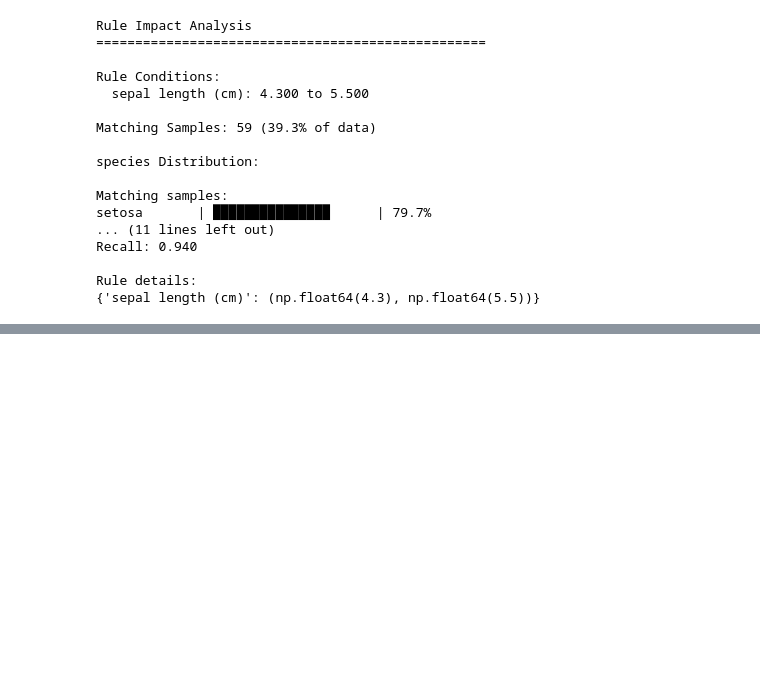
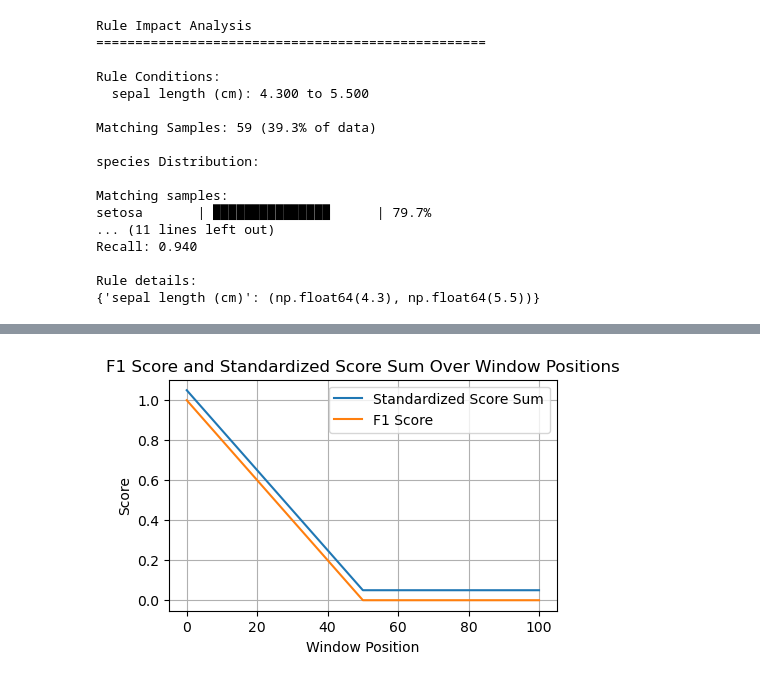
Before and after one commit to grej/pd_1d_rule_solver, a Jupyter notebook: examples/example.ipynb, the cells around one changed output, grey strips where cells are left out. Saved outputs shown, nothing was run; the diff lists cells and outputs as text; code cells hidden in the pictures; blank space fills up the shorter version.

```diff
--- a/examples/example.ipynb
+++ b/examples/example.ipynb
@@ -183,3 +184,7 @@ Recall: 0.940
 
 Rule details:
 {'sepal length (cm)': (np.float64(4.3), np.float64(5.5))}
+# %%
+df['setosa_ohe'] = pd.get_dummies(df, columns=['species'])['species_setosa'].astype(np.float64)
+# %%
+df['setosa_std_score'] = (df.setosa_ohe - df.setosa_ohe.mean()) / df.setosa_ohe.std()
@@ -185,0 +385,22 @@ Rule details:
+# %%
+min_std_val = result_df['Std_Score_Sum'].min()
+max_std_val = result_df['Std_Score_Sum'].max()
+result_df['Normalized_Std_Score_Sum'] = 0.05 + (result_df['Std_Score_Sum'] - min_std_val) / (max_std_val - min_std_val)
+# %%
+import matplotlib.pyplot as plt
+# Plotting
+plt.figure(figsize=(5, 3))
+plt.plot(result_df.index, result_df['Normalized_Std_Score_Sum'], label='Standardized Score Sum')
+plt.plot(result_df.index, result_df['F1_Score'], label='F1 Score')
+
+plt.xlabel('Window Position')
+plt.ylabel('Score')
+plt.title('F1 Score and Standardized Score Sum Over Window Positions')
+plt.legend()
+
+# Optionally, add grid lines for better readability
+plt.grid(True)
+
+plt.show()
+# %% [output]
+[figure, added]
```
Also changed, not shown: parts of 10 cells of this notebook, 7 other files.
